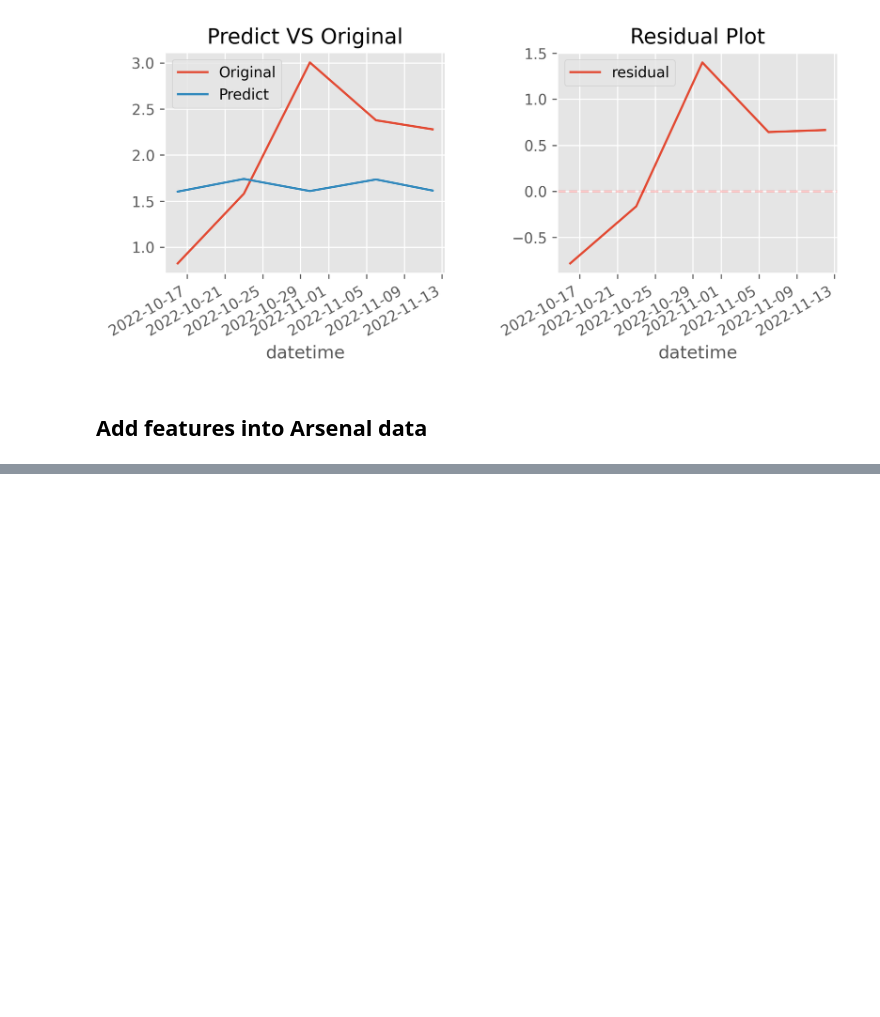
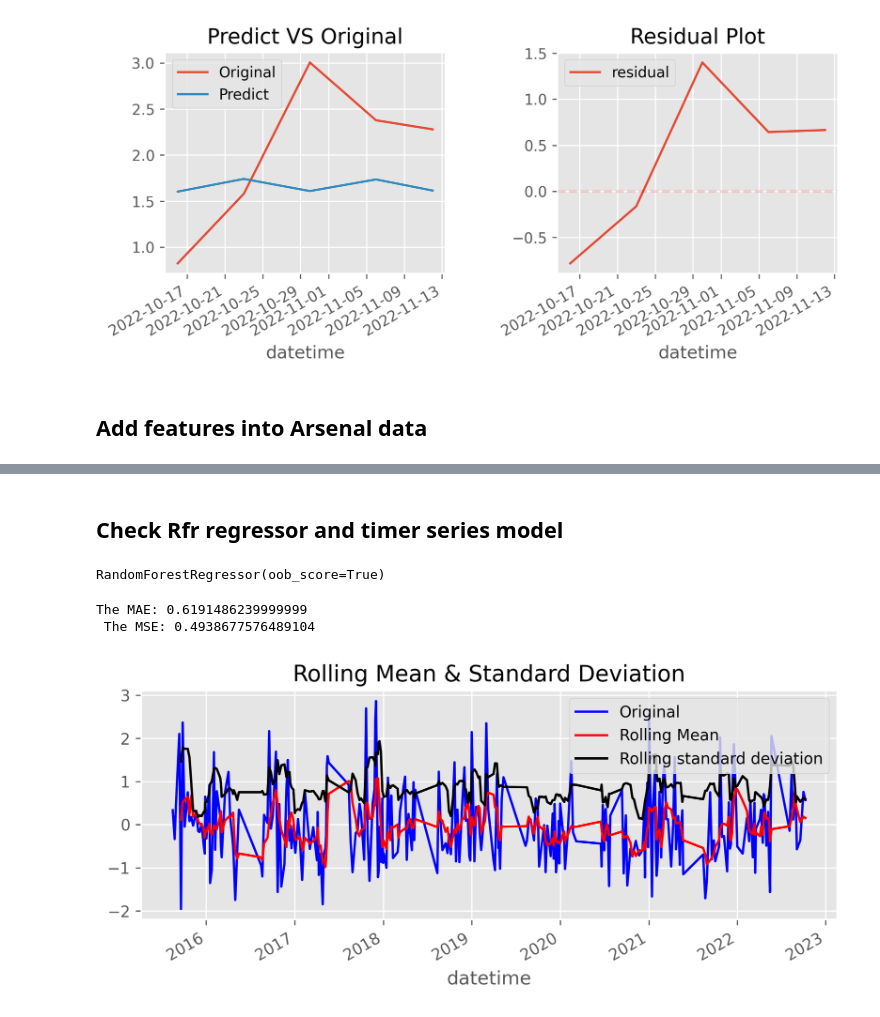
Before and after one commit to mruiyangyou/Predict-Football-Matches-With-xG, a Jupyter notebook: src/python/time_series_analysis.ipynb, the cells around one changed output, grey strips where cells are left out. Saved outputs shown, nothing was run; the diff lists cells and outputs as text; code cells hidden in the pictures; blank space fills up the shorter version.

```diff
--- a/src/python/time_series_analysis.ipynb
+++ b/src/python/time_series_analysis.ipynb
@@ -268,0 +286,8 @@ Name: team_xG, Length: 280, dtype: float64
+# %%
+import xgboost as xbg
+from sklearn.ensemble import RandomForestRegressor
+
+
+train = arsenal.iloc[:-5]
+test = arsenal.iloc[-5:]
+train.dropna(inplace = True)
@@ -268,0 +312,27 @@ Name: team_xG, Length: 280, dtype: float64
+# %% [markdown]
+## Check Rfr regressor and timer series model
+# %%
+rfr = RandomForestRegressor(bootstrap = True, oob_score = True)
+
+rfr.fit(train.drop(columns = 'team_xG'), train['team_xG'])
+# %% [output]
+RandomForestRegressor(oob_score=True)
+# %%
+predict_y = rfr.predict(test.drop(columns = ['team_xG']))
+test_y = test['team_xG']
+print(f'The MAE: {mean_absolute_error(test_y, predict_y)} \n The MSE: {mean_squared_error(test_y, predict_y)}')
+# %% [output]
+The MAE: 0.6191486239999999
+ The MSE: 0.4938677576489104
+# %%
+train_predict = rfr.oob_prediction_
+# %%
+residual = train['team_xG'] - train_predict
+
+residual_df = pd.DataFrame({'datetime': arsenal_datetime[1:-5], 'residual': residual})
+
+residual_df.set_index('datetime', inplace = True)
+# %%
+draw_trend(residual_df, 5)
+# %% [output]
+[figure, added]
```
Also changed, not shown: parts of 18 cells of this notebook, 8 other files.
